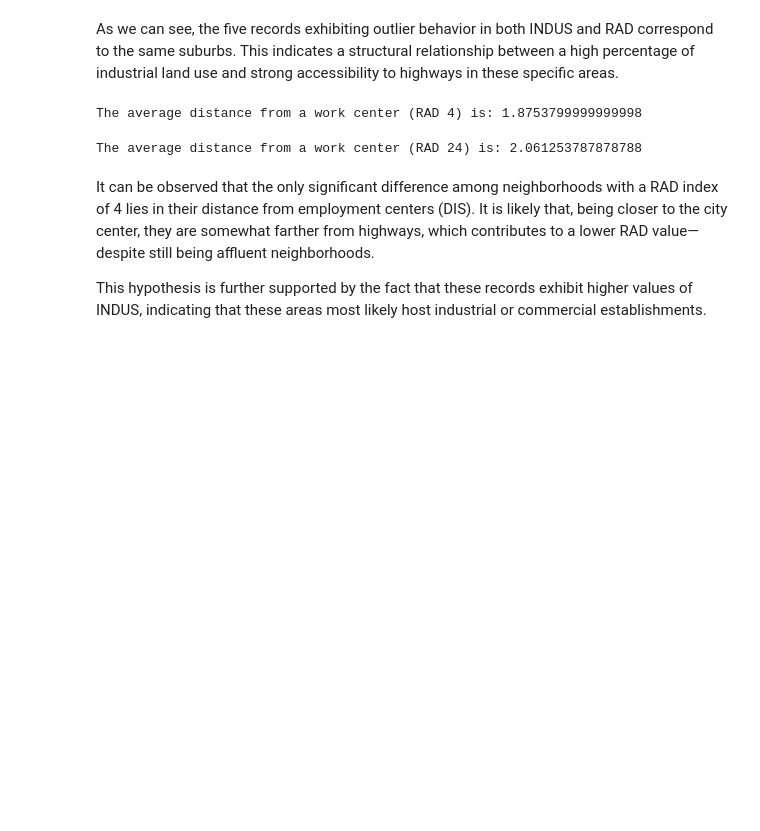
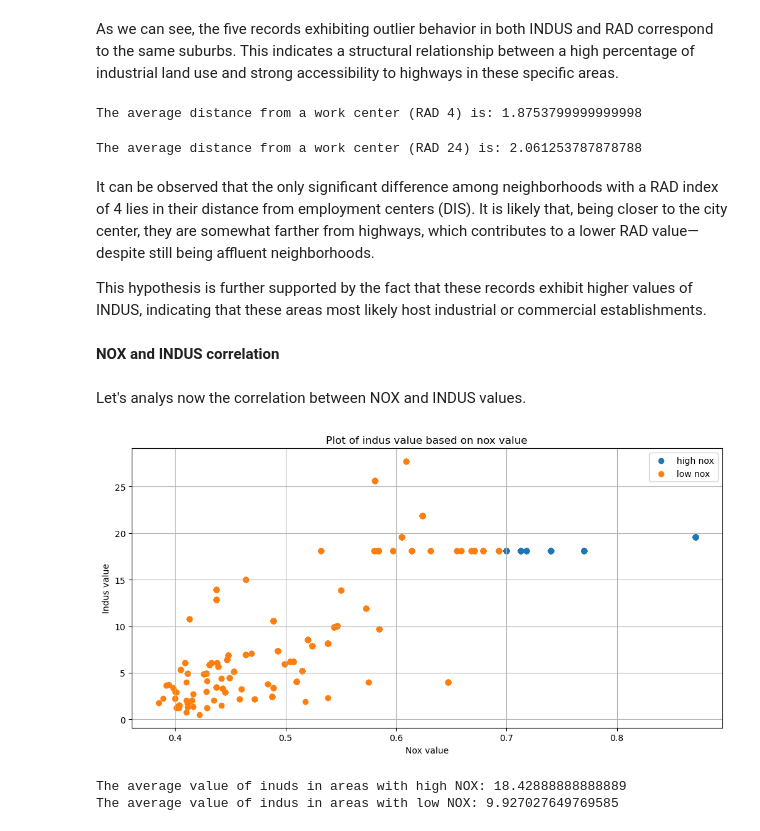
Before and after one commit to danielenotarangelo/EDA-projects, a Jupyter notebook: Boston House Price EDA/Boston_House_Price_EDA.ipynb, the cells around one changed output. Cells and saved outputs as stored; diff of their text form; code cells hidden in the pictures; blank space fills up the shorter version.

Commit message:
indus and nox correlation

```diff
--- a/Boston House Price EDA/Boston_House_Price_EDA.ipynb
+++ b/Boston House Price EDA/Boston_House_Price_EDA.ipynb
@@ -205,3 +205,32 @@ The average distance from a work center (RAD 24) is: 2.061253787878788
 It can be observed that the only significant difference among neighborhoods with a RAD index of 4 lies in their distance from employment centers (DIS). It is likely that, being closer to the city center, they are somewhat farther from highways, which contributes to a lower RAD value—despite still being affluent neighborhoods.
 
 This hypothesis is further supported by the fact that these records exhibit higher values of INDUS, indicating that these areas most likely host industrial or commercial establishments.
+# %% [markdown]
+**NOX and INDUS correlation**
+# %% [markdown]
+Let's analys now the correlation between NOX and INDUS values.
+# %%
+high_nox = df_house.loc[df_house['nox'] >= 0.7].reset_index(drop=True)
+low_nox = df_house.loc[df_house['nox'] < 0.7].reset_index(drop=True)
+# %%
+plt.figure(figsize=(10, 5))
+plt.scatter(x=high_nox['nox'], y=high_nox['indus'], label='high nox')
+plt.scatter(x=low_nox['nox'], y=low_nox['indus'], label='low nox')
+plt.tight_layout()
+plt.legend()
+plt.grid(True)
+plt.title('Plot of indus value based on nox value')
+plt.xlabel('Nox value')
+plt.ylabel('Indus value')
+plt.show()
+# %% [output]
+[figure, added]
+# %%
+mean_high_nox_indus = high_nox['indus'].mean()
+mean_low_nox_indus = low_nox['indus'].mean()
+
+print(f'The average value of inuds in areas with high NOX: {mean_high_nox_indus}')
+print(f'The average value of indus in areas with low NOX: {mean_low_nox_indus}')
+# %% [output]
+The average value of inuds in areas with high NOX: 18.42888888888889
+The average value of indus in areas with low NOX: 9.927027649769585
```
Also changed, not shown: parts of 4 cells of this notebook.
